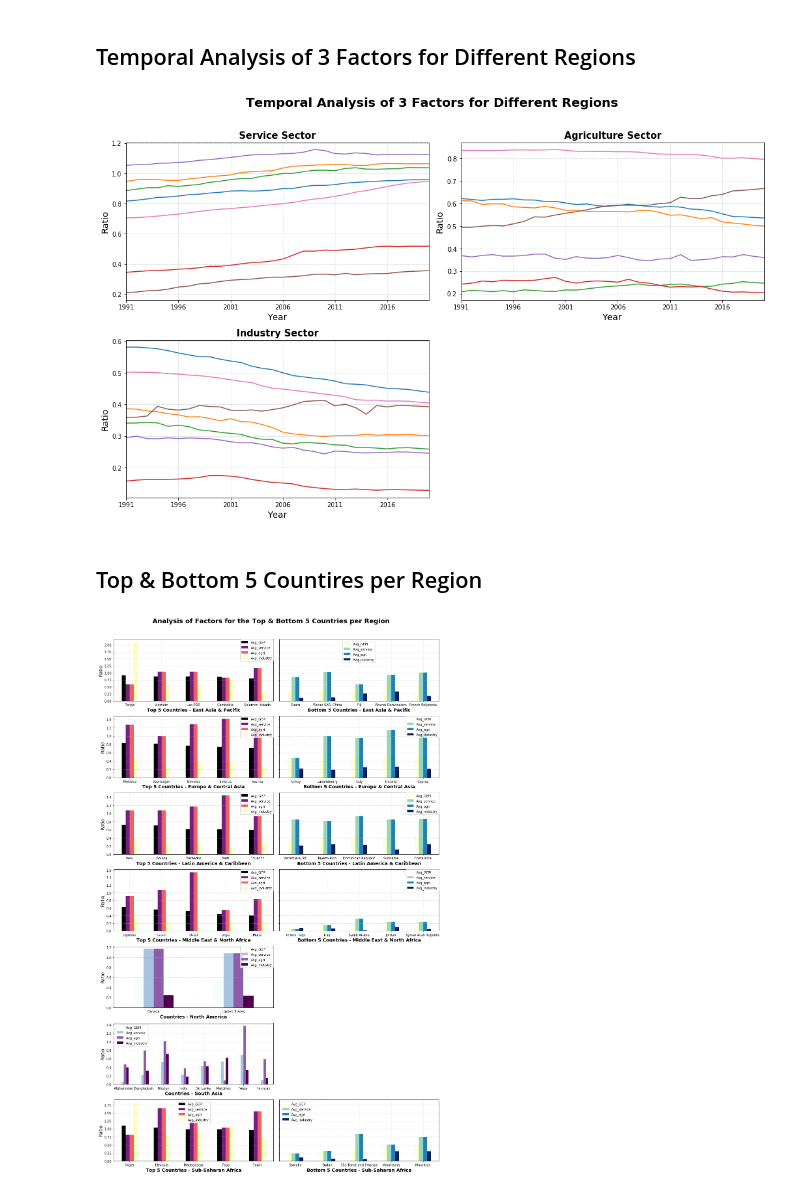
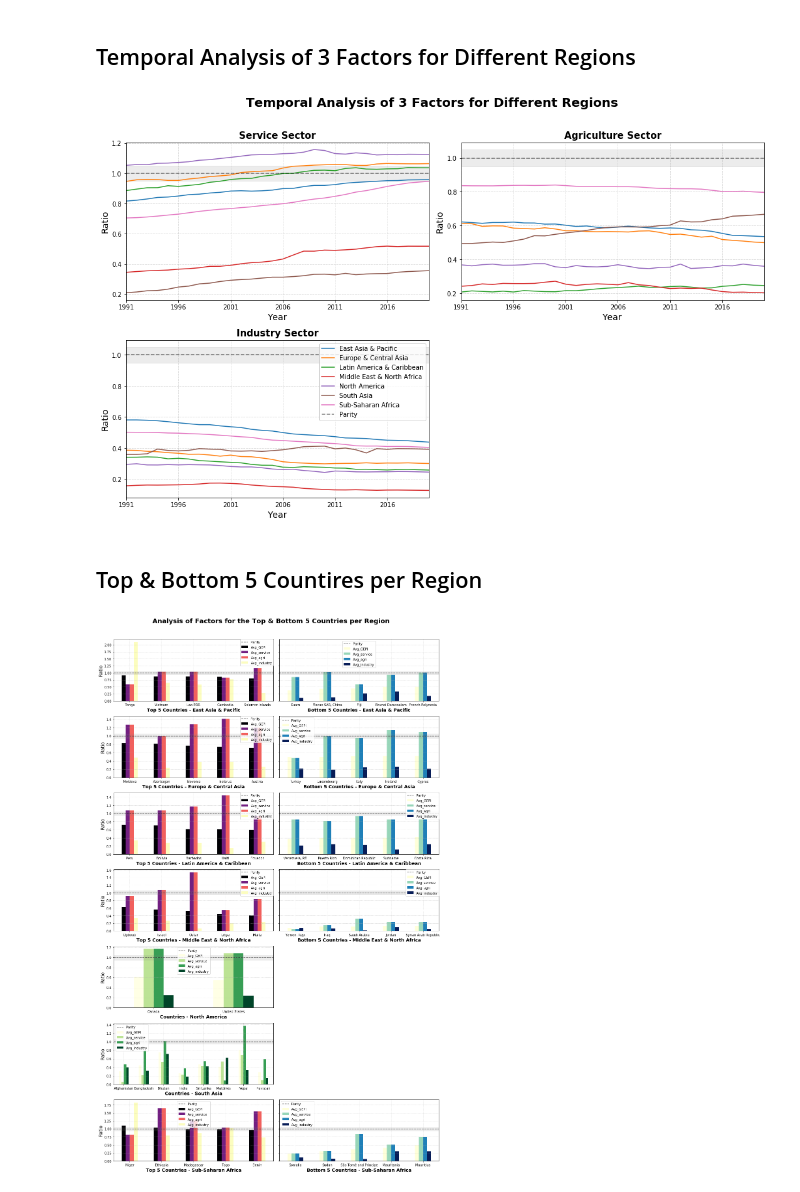
Before and after one commit to Amatullah/CSCI5502-DataMining_Project, a Jupyter notebook: RegionalAnalysis.ipynb, the cells around one changed output. Drawn from its saved outputs; the diff is of its cells as text; code cells hidden in the pictures.

Commit message:
RegionalAnalysis edit

```diff
--- a/RegionalAnalysis.ipynb
+++ b/RegionalAnalysis.ipynb
@@ -195,0 +312,28 @@ industry = industry.rename(columns=industry.iloc[0]).drop(industry.index[0]).res
+# %%
+fig = plt.figure(figsize = (8,6))
+
+
+for i in range (len(df_AvgFemale)):
+    if(i %30 == 0 and df_AvgFemale['Avg_service'][i] < 50):
+        plt.scatter(df_AvgFemale['Avg_service'][i], df_AvgFemale['Avg_agri'][i], s =60,  marker='o', alpha = 0.5, color = 'y')
+        txt = df_AvgFemale['Country Name'][i]
+        plt.text(df_AvgFemale['Avg_service'][i]+0.03, df_AvgFemale['Avg_agri'][i]-5, txt)
+
+    elif(df_AvgFemale['Avg_agri'][i] > 70) :
+        plt.scatter(df_AvgFemale['Avg_service'][i], df_AvgFemale['Avg_agri'][i],s = 80, marker='o', alpha = 0.5, color = 'b')
+        txt = df_AvgFemale['Country Name'][i]
+        plt.text(df_AvgFemale['Avg_service'][i]+0.03, df_AvgFemale['Avg_agri'][i]-4, txt, fontweight = 'bold')
+
+    elif(df_AvgFemale['Avg_service'][i] > 63) :
+        plt.scatter(df_AvgFemale['Avg_service'][i], df_AvgFemale['Avg_agri'][i], marker='o', s= 80, alpha = 0.5, color = 'b')
+        txt = df_AvgFemale['Country Name'][i]
+        plt.text(df_AvgFemale['Avg_service'][i], df_AvgFemale['Avg_agri'][i]+1.8, txt, fontweight = 'bold')
+
+    else :
+        plt.scatter(df_AvgFemale['Avg_service'][i], df_AvgFemale['Avg_agri'][i], marker='o', color = 'firebrick')
+
+plt.grid(which='both', axis='both', linestyle = '--', alpha = 0.5)
+plt.xlabel('Percentage of Females Employed \nin the Service Sector (%)', fontsize = 12)
+plt.ylabel('Percentage of Females Employed \nin the Agriculture Secotr (%)\n', fontsize = 12)
+plt.title("Percentage of Female Wrokers in \n(a) Sercive Sector & (b) Agriculture Sector\n", fontsize = 18, fontweight = 'bold')
+plt.show()
@@ -238,14 +409,17 @@ for i in range(0, 3):
     ax.set_title(sectors[i]+" Sector", fontsize = 15, fontweight ="bold")
     ax.set_ylabel("Ratio", fontsize = 14)
     ax.set_xlabel("Year", fontsize = 14)
+    ax.axhspan(0.95, 1.05, alpha=0.15, color = 'gray')
+    ax.axhline(1, color = 'black', alpha = 0.5, linestyle = '--', label = 'Parity')
     ax.get_legend().remove()
     ax.grid(which='both', axis='both', linestyle = '--', alpha = 0.5)
 
+ax.legend()
 fig.delaxes(axes[1][1])
 fig.suptitle('Temporal Analysis of 3 Factors for Different Regions',fontweight ="bold", fontsize = 20)
 fig.tight_layout(rect=[0, 0.03, 1, 0.92])
 # %% [output]
-[figure, old version]
+[figure, new version]
 # %% [markdown]
 ## Top & Bottom 5 Countires per Region
 # %%
@@ -271,38 +445,40 @@ for j in range(0, 14):
     elif(j == 7) :
         ax = df_AvgBottomFive[df_AvgBottomFive['Region'] == uniq[i]].plot.bar(rot=0, ax=axes[3,1], cmap="YlGnBu")
     elif(j == 8) :
-        ax = df_AvgTopFive[df_AvgTopFive['Region'] == uniq[i]].plot.bar(rot=0, ax=axes[4,0],  cmap="BuPu")
+        ax = df_AvgTopFive[df_AvgTopFive['Region'] == uniq[i]].plot.bar(rot=0, ax=axes[4,0],  cmap="YlGn")
     elif(j == 9) :
         continue
     elif(j == 10) :
-        ax = df_AvgIndex[df_AvgIndex['Region'] == uniq[i]].plot.bar(rot=0, ax=axes[5,0],  cmap="BuPu")
+        ax = df_AvgIndex[df_AvgIndex['Region'] == uniq[i]].plot.bar(rot=0, ax=axes[5,0],  cmap="YlGn")
     elif(j == 11) :
         continue
     elif(j == 12) :
         ax = df_AvgTopFive[df_AvgTopFive['Region'] == uniq[i]].plot.bar(rot=0, ax=axes[6,0],  cmap="magma")
     elif(j == 13) :
         ax = df_AvgBottomFive[df_AvgBottomFive['Region'] == uniq[i]].plot.bar(rot=0, ax=axes[6,1], cmap="YlGnBu")
     ax.set_ylabel("Ratio", fontsize = 14)
+    ax.axhspan(0.95, 1.05, alpha=0.15, color = 'gray')
+    ax.axhline(1, color = 'black', alpha = 0.5, linestyle = '--', label = 'Parity')
     if(j%2 != 0 and j!=10 and j!=8) :
         ax.set_xticklabels(df_AvgBottomFive[df_AvgBottomFive['Region'] == uniq[i]]['Country Name'].to_list())
         ax.set_xlabel("Bottom 5 Countries - "+uniq[i], fontsize = 14, fontweight ="bold")
     elif(j == 10 or j == 8) :
         ax.set_xticklabels(df_AvgIndex[df_AvgIndex['Region'] == uniq[i]]['Country Name'].to_list())
         ax.set_xlabel("Countries - "+uniq[i], fontsize = 14, fontweight ="bold")
     else:
         ax.set_xticklabels(df_AvgTopFive[df_AvgTopFive['Region'] == uniq[i]]['Country Name'].to_list())
         ax.set_xlabel("Top 5 Countries - "+uniq[i], fontsize = 14, fontweight ="bold")
-    if(j == 10 or j == 13):
+    if(j == 10 or j == 13 or j == 3):
         ax.legend(loc="upper left", borderaxespad=0.5, fontsize = 10)
-    elif(j==12 or j ==1):
+    elif(j==12 or j ==1 or j == 8):
         ax.legend(loc="upper center", borderaxespad=0.5, fontsize = 10)
     else :
         ax.legend(loc="upper right", borderaxespad=0, fontsize = 10)
     ax.grid(which='both', axis='both', linestyle = '--', alpha = 0.5)
 
 fig.suptitle('Analysis of Factors for the Top & Bottom 5 Countries per Region',fontweight ="bold", fontsize = 20)
 fig.tight_layout(rect=[0, 0.03, 1, 0.95])
 fig.delaxes(axes[4][1])
 fig.delaxes(axes[5][1])
 # %% [output]
-[figure, old version]
+[figure, new version]
```
Also changed, not shown: parts of 13 cells of this notebook.
